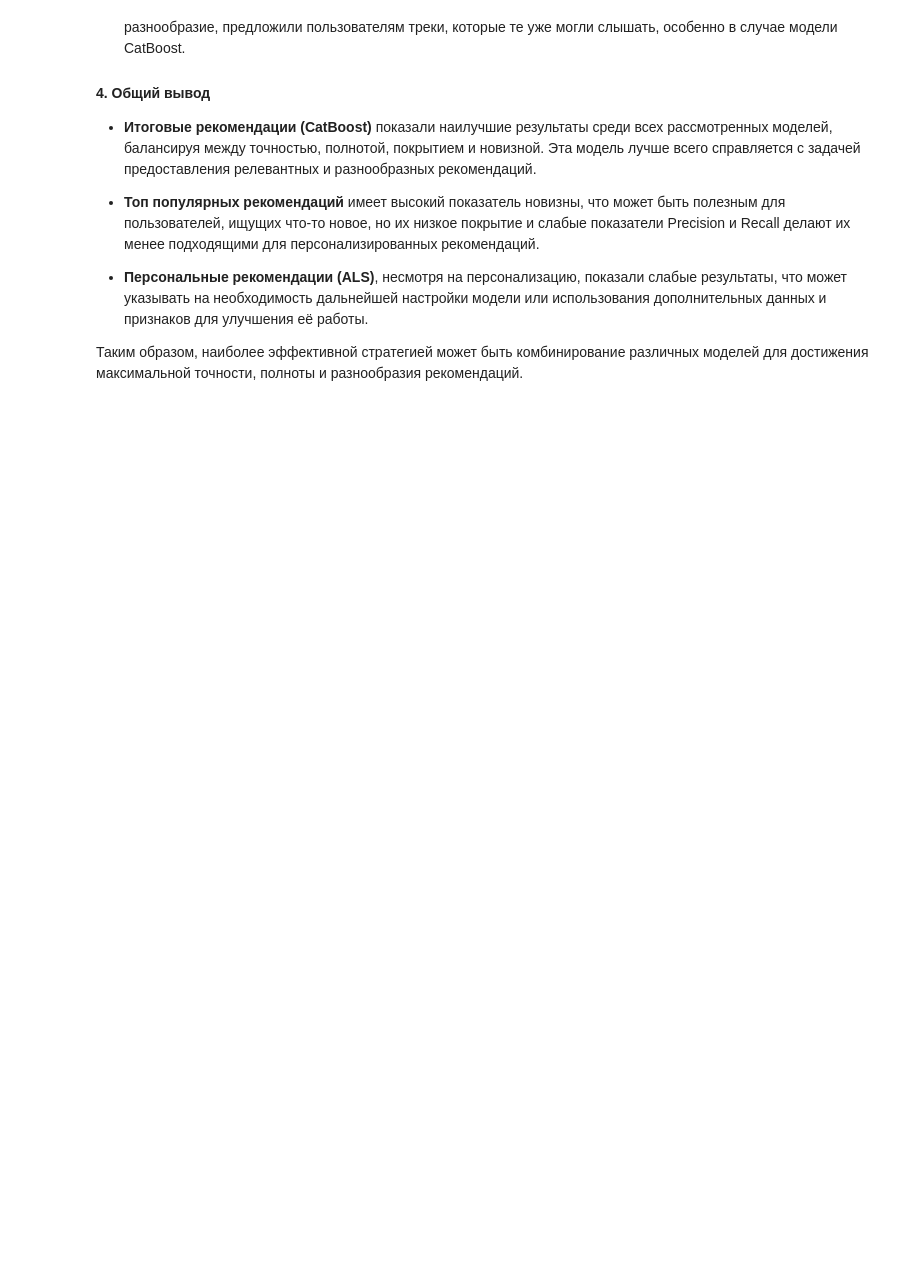
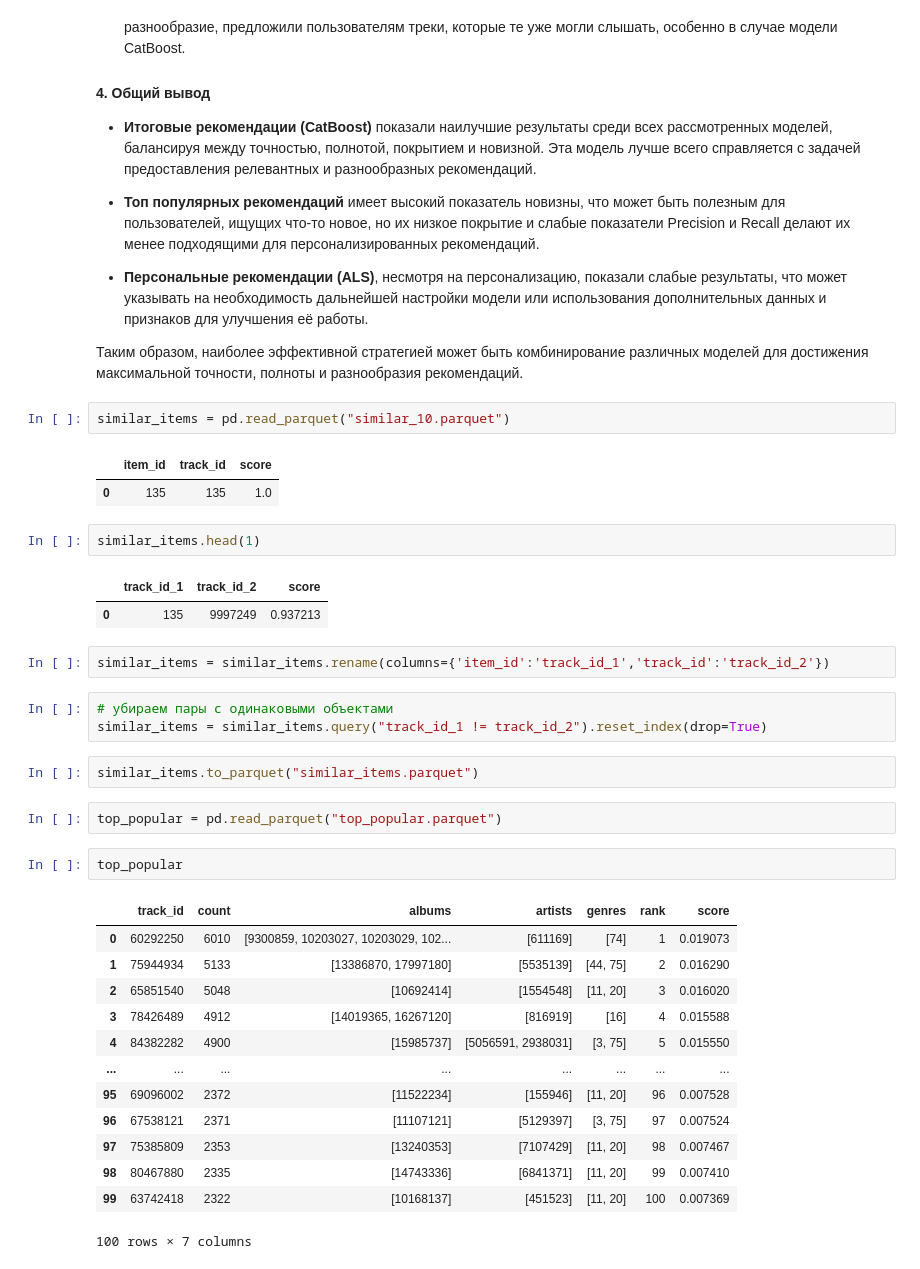
Before and after one commit to Evgenme/mle-recsys-project, a Jupyter notebook: recommendations.ipynb, the cells around one changed output. Cells and saved outputs as stored; diff of their text form; blank space fills up the shorter version.

```diff
--- a/recommendations.ipynb
+++ b/recommendations.ipynb
@@ -2661,3 +2661,38 @@ upls('similar.parquet', 'recsys/recommendations/similar.parquet')
 - **Персональные рекомендации (ALS)**, несмотря на персонализацию, показали слабые результаты, что может указывать на необходимость дальнейшей настройки модели или использования дополнительных данных и признаков для улучшения её работы.
 
 Таким образом, наиболее эффективной стратегией может быть комбинирование различных моделей для достижения максимальной точности, полноты и разнообразия рекомендаций.
+# %%
+similar_items = pd.read_parquet("similar_10.parquet")
+# %% [output]
+|  | item_id | track_id | score |
+| 0 | 135 | 135 | 1.0 |
+# %%
+similar_items.head(1)
+# %% [output]
+|  | track_id_1 | track_id_2 | score |
+| 0 | 135 | 9997249 | 0.937213 |
+# %%
+similar_items = similar_items.rename(columns={'item_id':'track_id_1','track_id':'track_id_2'})
+# %%
+# убираем пары с одинаковыми объектами
+similar_items = similar_items.query("track_id_1 != track_id_2").reset_index(drop=True)
+# %%
+similar_items.to_parquet("similar_items.parquet")
+# %%
+top_popular = pd.read_parquet("top_popular.parquet")
+# %%
+top_popular
+# %% [output]
+|  | track_id | count | albums | artists | genres | rank | score |
+| 0 | 60292250 | 6010 | [9300859, 10203027, 10203029, 102... | [611169] | [74] | 1 | 0.019073 |
+| 1 | 75944934 | 5133 | [13386870, 17997180] | [5535139] | [44, 75] | 2 | 0.016290 |
+| 2 | 65851540 | 5048 | [10692414] | [1554548] | [11, 20] | 3 | 0.016020 |
+| 3 | 78426489 | 4912 | [14019365, 16267120] | [816919] | [16] | 4 | 0.015588 |
+| 4 | 84382282 | 4900 | [15985737] | [5056591, 2938031] | [3, 75] | 5 | 0.015550 |
+| ... | ... | ... | ... | ... | ... | ... | ... |
+| 95 | 69096002 | 2372 | [11522234] | [155946] | [11, 20] | 96 | 0.007528 |
+| 96 | 67538121 | 2371 | [11107121] | [5129397] | [3, 75] | 97 | 0.007524 |
+| 97 | 75385809 | 2353 | [13240353] | [7107429] | [11, 20] | 98 | 0.007467 |
+| 98 | 80467880 | 2335 | [14743336] | [6841371] | [11, 20] | 99 | 0.007410 |
+| 99 | 63742418 | 2322 | [10168137] | [451523] | [11, 20] | 100 | 0.007369 |
+100 rows × 7 columns
```
Also changed, not shown: parts of 8 cells of this notebook, 4 other files.
